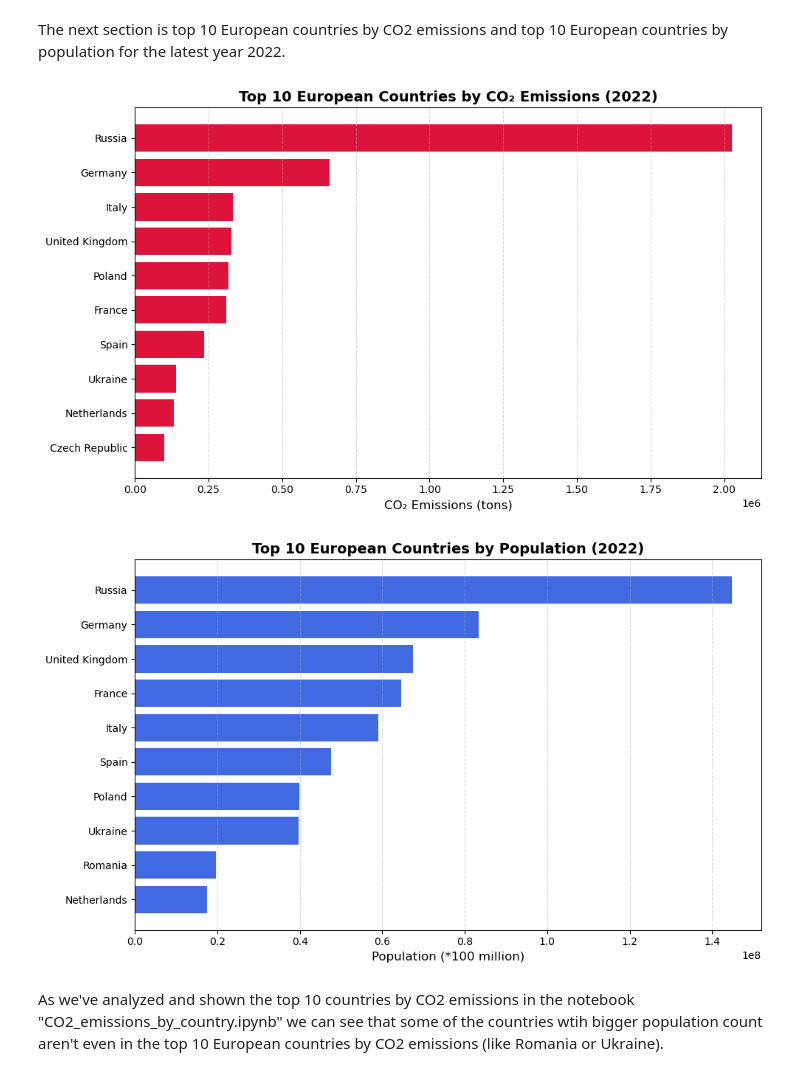
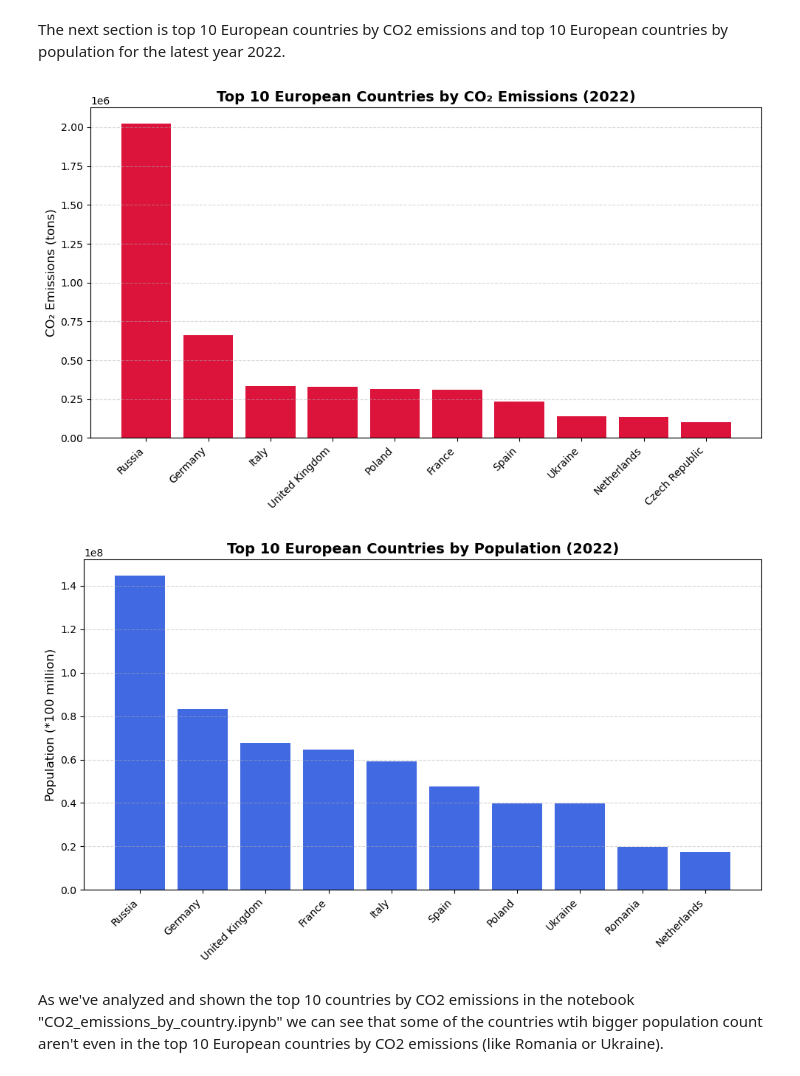
Before and after one commit to Filusion/PR2515, a Jupyter notebook: CO2_emissions_by_population.ipynb, the cells around one changed output. Drawn from its saved outputs; the diff is of its cells as text; code cells hidden in the pictures.

```diff
--- a/CO2_emissions_by_population.ipynb
+++ b/CO2_emissions_by_population.ipynb
@@ -137,36 +137,37 @@ The next section is top 10 European countries by CO2 emissions and top 10 Europe
 # %%
 year = '2022'
 top10_co2 = (
     df_co2_europe[['Name', year]]
     .sort_values(by=year, ascending=False)
     .head(10)
 )
 
-# Bar graf
+# Bar graph
 plt.figure(figsize=(10,6))
-plt.barh(top10_co2['Name'], top10_co2[year], color='crimson')
-plt.xlabel('CO₂ Emissions (tons)', fontsize=12)
+plt.bar(top10_co2['Name'], top10_co2[year], color='crimson')
+plt.ylabel('CO₂ Emissions (tons)', fontsize=12)
 plt.title(f'Top 10 European Countries by CO₂ Emissions ({year})', fontsize=14, weight='bold')
-plt.gca().invert_yaxis()  # biggest country on top
-plt.grid(axis='x', linestyle='--', alpha=0.5)
+plt.xticks(rotation=45, ha='right')
+plt.grid(axis='y', linestyle='--', alpha=0.5)
 plt.tight_layout()
 plt.show()
+
 
 pop_year = '2022 Population'
 top10_pop = (df_pop_europe[['Country/Territory', pop_year]].sort_values(by=pop_year, ascending=False).head(10))
 
 # Bar graf
 plt.figure(figsize=(10,6))
-plt.barh(top10_pop['Country/Territory'], top10_pop[pop_year], color='royalblue')
-plt.xlabel('Population (*100 million)', fontsize=12)
+plt.bar(top10_pop['Country/Territory'], top10_pop[pop_year], color='royalblue')
+plt.ylabel('Population (*100 million)', fontsize=12)
 plt.title('Top 10 European Countries by Population (2022)', fontsize=14, weight='bold')
-plt.gca().invert_yaxis()  # biggest country on top
-plt.grid(axis='x', linestyle='--', alpha=0.5)
+plt.xticks(rotation=45, ha='right')  # Rotate x-axis labels for readability
+plt.grid(axis='y', linestyle='--', alpha=0.5)
 plt.tight_layout()
 plt.show()
 # %% [output]
-[figure, old version]
+[figure, new version]
-[figure, old version]
+[figure, new version]
 # %% [markdown]
 As we've analyzed and shown the top 10 countries by CO2 emissions in the notebook "CO2_emissions_by_country.ipynb" we can see that some of the countries wtih bigger population count aren't even in the top 10 European countries by CO2 emissions (like Romania or Ukraine).
 # %% [markdown]
```
Also changed, not shown: parts of 2 cells of this notebook.
